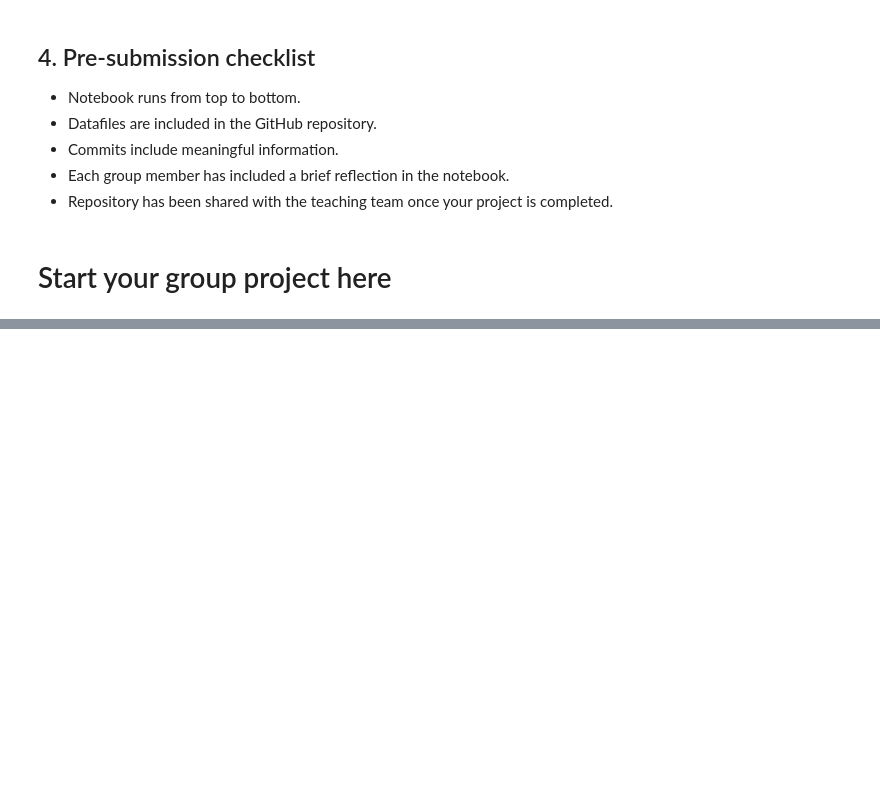
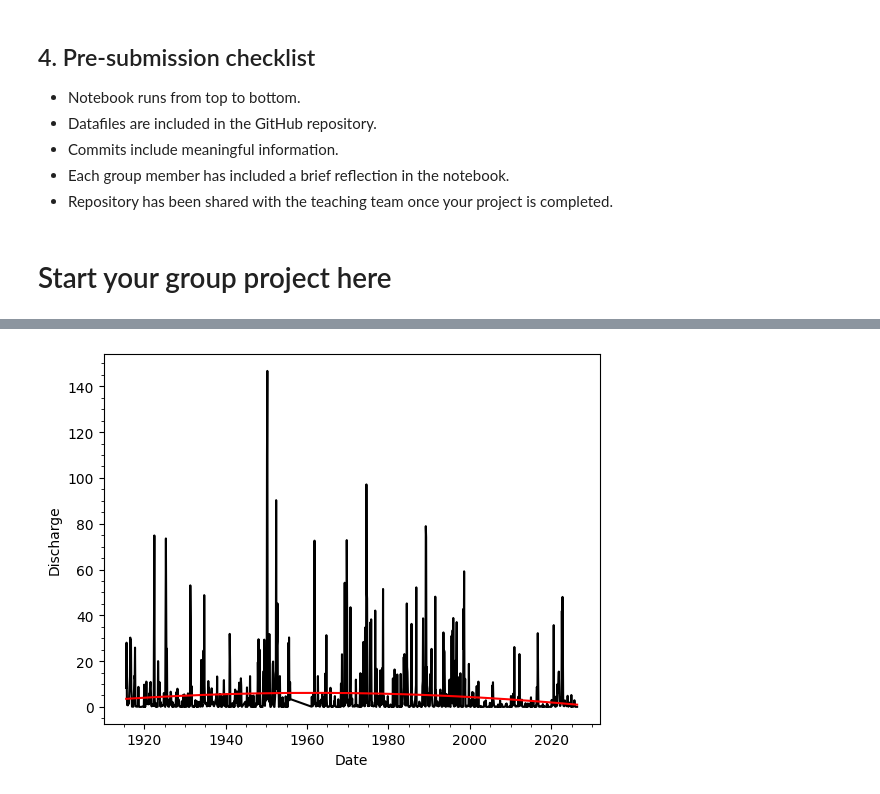
Before and after one commit to u7792930/ESMC2010-W10-GroupProject, a Jupyter notebook: EMSC2010_Group_Project_Week_10.ipynb, the cells around one changed output, grey strips where cells are left out. Drawn from its saved outputs; the diff is of its cells as text; code cells hidden in the pictures; blank space fills up the shorter version.

```diff
--- a/EMSC2010_Group_Project_Week_10.ipynb
+++ b/EMSC2010_Group_Project_Week_10.ipynb
@@ -46,0 +135,9 @@ Repeat text as required.
+# %%
+import matplotlib.dates as mdates
+
+# Calculate months since the first date
+first_date = df_monthly_mean['Date'].min()
+date_num = (df_monthly_mean['Date'] - first_date).dt.days / 30.4375 # Approximate days in a month
+date_norm = df_monthly_mean['Date']
+
+discharge = df_monthly_mean['Discharge_Value']
@@ -46,0 +146,13 @@ Repeat text as required.
+# %%
+order = 2
+ #set the polynomial order
+pp = np.polyfit(date_num, discharge, order) #fit the polynomial, pp will contain the polynomial coefficients
+trend = np.polyval(pp, date_num) #find the value of the polynomial at each time point.
+
+plt.plot(date_norm, discharge, 'k') #plot the data using original dates for x-axis for better readability
+plt.plot(date_norm, trend, 'r') #plot the trend using original dates for x-axis
+plt.xlabel('Date') #label the x-axis
+plt.ylabel('Discharge') #label the y-axis
+plt.minorticks_on() #add minorticks
+# %% [output]
+[figure, added]
```
Also changed, not shown: parts of 38 cells of this notebook.
